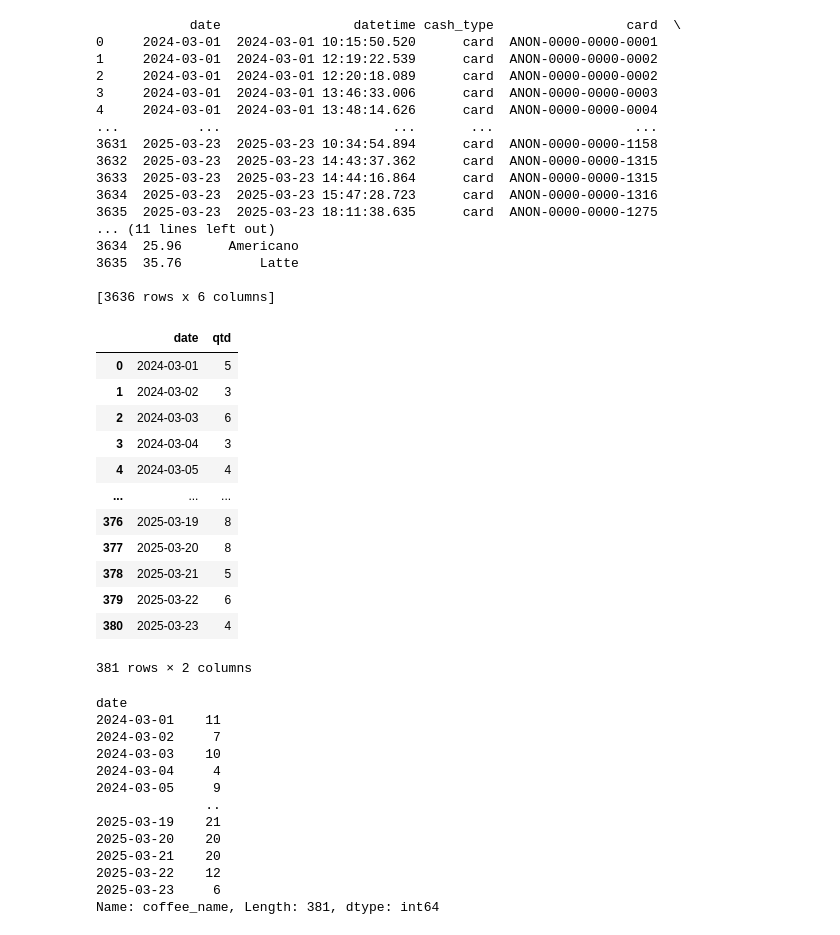
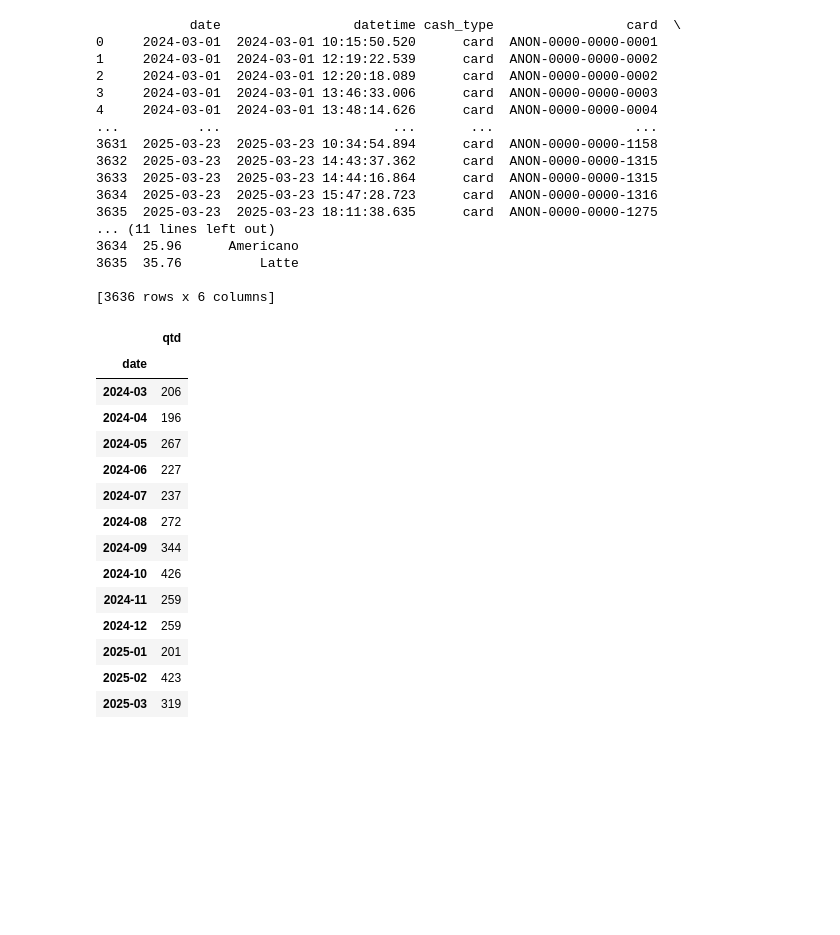
Before and after one commit to Massagli/sales_coffee_forecast, a Jupyter notebook: main.ipynb, the cells around one changed output. Saved outputs shown, nothing was run; the diff lists cells and outputs as text; code cells hidden in the pictures; blank space fills up the shorter version.

```diff
--- a/main.ipynb
+++ b/main.ipynb
@@ -22,45 +22,30 @@ print(sales)
 3635  35.76          Latte
 
 [3636 rows x 6 columns]
-# %%
-#Filtrando os dados necessários
-
-sales = sales[["date", "coffee_name"]]
-sales = sales.groupby("date").size().reset_index(name="qtd")
-# sales.set_index("date", inplace=True)
-# sales["coffee_name"] = sales["coffee_name"].count()
-
-display(sales)
-# %% [output]
-|  | date | qtd |
-| 0 | 2024-03-01 | 5 |
-| 1 | 2024-03-02 | 3 |
-| 2 | 2024-03-03 | 6 |
-| 3 | 2024-03-04 | 3 |
-| 4 | 2024-03-05 | 4 |
-| ... | ... | ... |
-| 376 | 2025-03-19 | 8 |
-| 377 | 2025-03-20 | 8 |
-| 378 | 2025-03-21 | 5 |
-| 379 | 2025-03-22 | 6 |
-| 380 | 2025-03-23 | 4 |
-381 rows × 2 columns
 # %%
+#Filtrando os dados
+import warnings
+warnings.filterwarnings("ignore")
+
 sales = sales[["date", "coffee_name"]]
-sales = sales.groupby("date")["coffee_name"].count()
+sales["date"] = pd.to_datetime(sales["date"])
+sales = sales.groupby(sales["date"].dt.to_period('M'))["coffee_name"].count().reset_index(name="qtd")
+sales.set_index("date", inplace=True)
 
 display(sales)
 # %% [output]
-date
-2024-03-01    11
-2024-03-02     7
-2024-03-03    10
-2024-03-04     4
-2024-03-05     9
-              ..
-2025-03-19    21
-2025-03-20    20
-2025-03-21    20
-2025-03-22    12
-2025-03-23     6
-Name: coffee_name, Length: 381, dtype: int64
+|  | qtd |
+| date |  |
+| 2024-03 | 206 |
+| 2024-04 | 196 |
+| 2024-05 | 267 |
+| 2024-06 | 227 |
+| 2024-07 | 237 |
+| 2024-08 | 272 |
+| 2024-09 | 344 |
+| 2024-10 | 426 |
+| 2024-11 | 259 |
+| 2024-12 | 259 |
+| 2025-01 | 201 |
+| 2025-02 | 423 |
+| 2025-03 | 319 |
```
Also changed, not shown: parts of 1 cell of this notebook, 1 other file.
